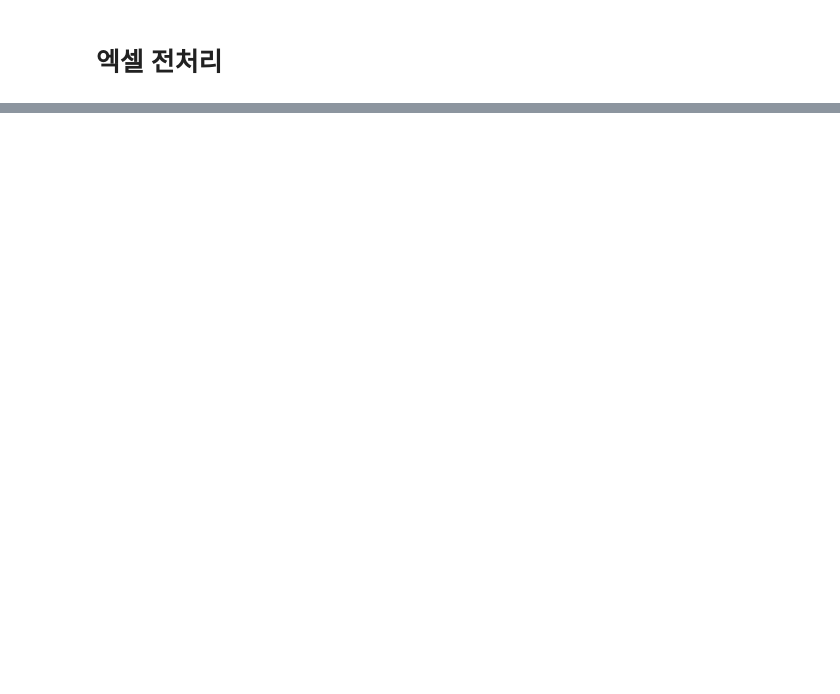
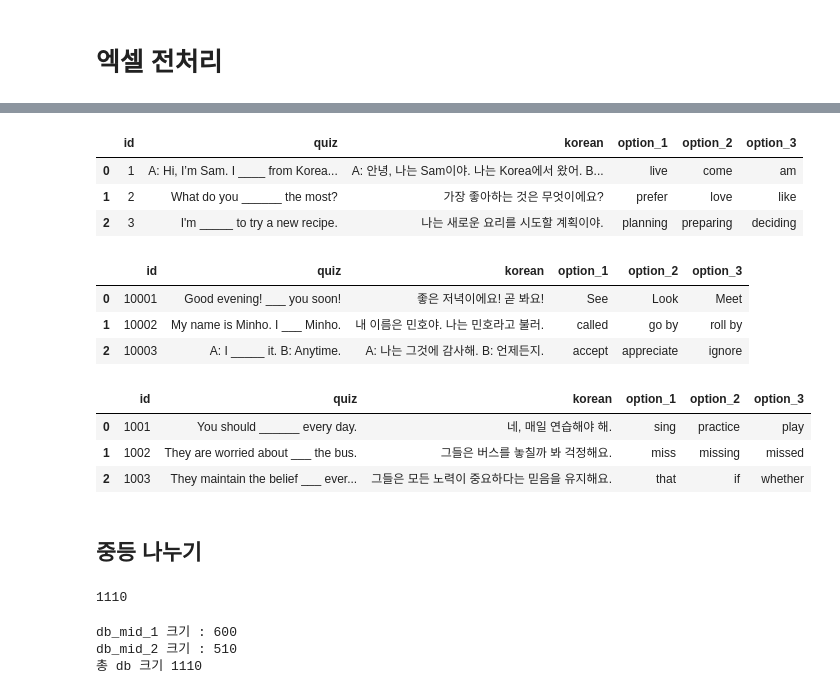
Before and after one commit to tiagyu/WeaversMind, a Jupyter notebook: Check_Valid/PreviewQuiz_check_valid.ipynb, the cells around one changed output, grey strips where cells are left out. Saved outputs shown, nothing was run; the diff lists cells and outputs as text; code cells hidden in the pictures; blank space fills up the shorter version.

```diff
--- a/Check_Valid/PreviewQuiz_check_valid.ipynb
+++ b/Check_Valid/PreviewQuiz_check_valid.ipynb
@@ -493,0 +836,5 @@ db_mid[:100].to_csv("test1.csv", encoding="utf-8-sig", index=True)
+# %%
+import pandas as pd
+db_mid = pd.read_csv("DB_MID.csv")
+db_elem = pd.read_csv("DB_Elem.csv")
+db_high = pd.read_csv("DB_High.csv")
@@ -493,0 +875,9 @@ db_mid[:100].to_csv("test1.csv", encoding="utf-8-sig", index=True)
+# %%
+drop_col_mid = ['textbook ID', '학년', '출판사', '교육과정', 'Lesson', '구분',
+       'title', 'new_DES', 'DESCRIPTION', 'Key Expression (영어)',
+       'Key Expression (한국어)', 'Sub Expression (영어)', 'Sub Expression (한국어)',
+       '학습목표', 'Quiz 1', 'Korean 1', 'Option 1-1', 'Option 1-2', 'Option 1-3',
+       'Answer 1', 'Index 1', 'Answer 2', 'Index 2', '샘플 스크립트 (영어)', '샘플 스크립트 (한국어)',
+       'Unnamed: 31', 'STRUCTURE - Title, New Desc 작업용', 'Unnamed: 33',
+       'Unnamed: 34', 'Unnamed: 35']
+db_mid.drop(columns=drop_col_mid, inplace=True)
@@ -493,0 +900,66 @@ db_mid[:100].to_csv("test1.csv", encoding="utf-8-sig", index=True)
+# %%
+db_mid = db_mid.rename(columns={
+    'curriculum id' : "id",
+    'Quiz 2' : "quiz",
+    'Korean 2' : "korean",
+    'Option 2-1' : "option_1",
+    'Option 2-2' : "option_2",
+    'Option 2-3' : "option_3",
+})
+db_mid.head(3)
+# %% [output]
+|  | id | quiz | korean | option_1 | option_2 | option_3 |
+| 0 | 1 | A: Hi, I’m Sam. I ____ from Korea... | A: 안녕, 나는 Sam이야. 나는 Korea에서 왔어. B... | live | come | am |
+| 1 | 2 | What do you ______ the most? | 가장 좋아하는 것은 무엇이에요? | prefer | love | like |
+| 2 | 3 | I'm _____ to try a new recipe. | 나는 새로운 요리를 시도할 계획이야. | planning | preparing | deciding |
+# %%
+db_elem = db_elem.rename(columns={
+    'curriculum id' : "id",
+    'Quiz 2' : "quiz",
+    'Korean 2' : "korean",
+    'Option 2-1' : "option_1",
+    'Option 2-2' : "option_2",
+    'Option 2-3' : "option_3",
+})
+db_elem.head(3)
+# %% [output]
+|  | id | quiz | korean | option_1 | option_2 | option_3 |
+| 0 | 10001 | Good evening! ___ you soon! | 좋은 저녁이에요! 곧 봐요! | See | Look | Meet |
+| 1 | 10002 | My name is Minho. I ___ Minho. | 내 이름은 민호야. 나는 민호라고 불러. | called | go by | roll by |
+| 2 | 10003 | A: I _____ it. B: Anytime. | A: 나는 그것에 감사해. B: 언제든지. | accept | appreciate | ignore |
+# %%
+db_high = db_high.rename(columns={
+    'curriculum id' : "id",
+    'Quiz 2' : "quiz",
+    'Korean 2' : "korean",
+    'Option 2-1' : "option_1",
+    'Option 2-2' : "option_2",
+    'Option 2-3' : "option_3",
+})
+db_high.head(3)
+# %% [output]
+|  | id | quiz | korean | option_1 | option_2 | option_3 |
+| 0 | 1001 | You should ______ every day. | 네, 매일 연습해야 해. | sing | practice | play |
+| 1 | 1002 | They are worried about ___ the bus. | 그들은 버스를 놓칠까 봐 걱정해요. | miss | missing | missed |
+| 2 | 1003 | They maintain the belief ___ ever... | 그들은 모든 노력이 중요하다는 믿음을 유지해요. | that | if | whether |
+# %% [markdown]
+## 중등 나누기
+# %%
+len(db_mid)
+# %% [output]
+1110
+# %%
+db_mid_1 = db_mid[:600]
+db_mid_2 = db_mid[600:]
+
+print(f"db_mid_1 크기 : {len(db_mid_1)}")
+print(f"db_mid_2 크기 : {len(db_mid_2)}")
+print(f"총 db 크기 {len(db_mid_1) + len(db_mid_2)}")
+
+# csv 파일 만들기
+db_mid_1.to_csv("Quiz2_MID_Duplicate_check_1.csv", encoding="utf-8-sig", index=False)
+db_mid_2.to_csv("Quiz2_MID_Duplicate_check_2.csv", encoding="utf-8-sig", index=False)
+# %% [output]
+db_mid_1 크기 : 600
+db_mid_2 크기 : 510
+총 db 크기 1110
```
Also changed, not shown: parts of 52 cells of this notebook.
